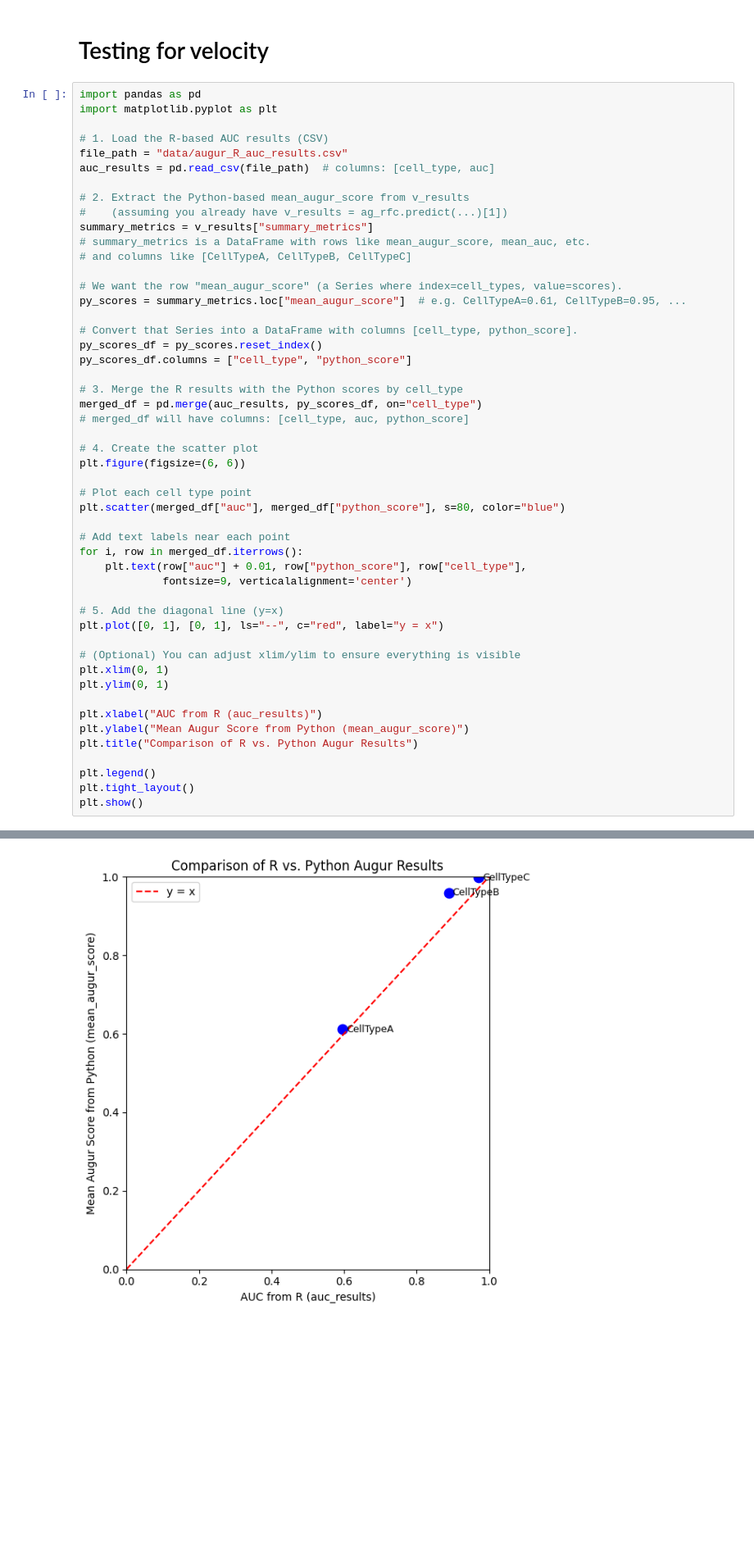
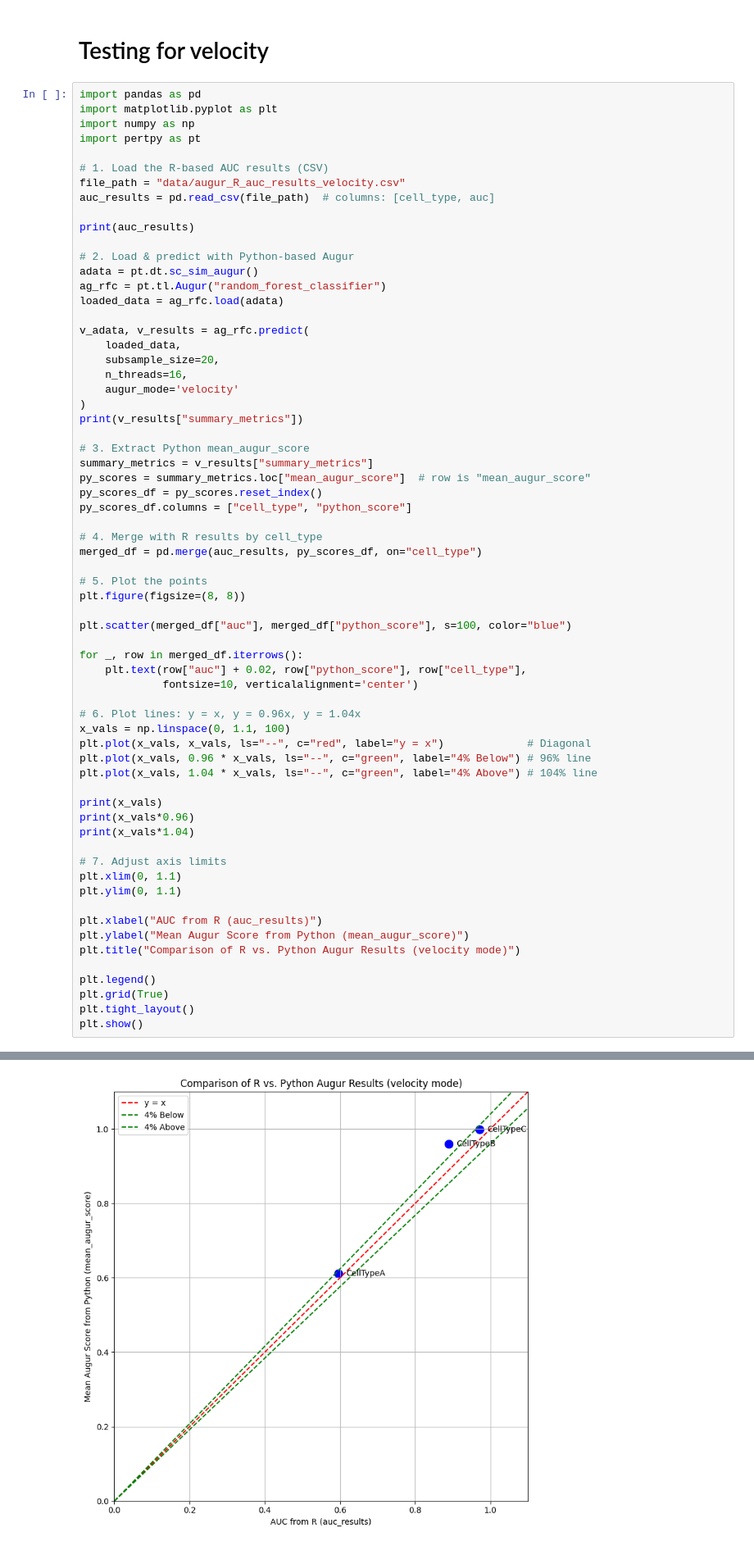
Before and after one commit to theislab/pertpy-reproducibility, a Jupyter notebook: benchmark/Evaluating_Results_Augur.ipynb, the cells around one changed output, grey strips where cells are left out. Shown at 82% size. Saved outputs shown, nothing was run; the diff lists cells and outputs as text; blank space fills up the shorter version.

```diff
--- a/benchmark/Evaluating_Results_Augur.ipynb
+++ b/benchmark/Evaluating_Results_Augur.ipynb
@@ -41,51 +41,66 @@ mean_recall        0.459206   0.814444   0.953968
 # %%
 import pandas as pd
 import matplotlib.pyplot as plt
+import numpy as np
+import pertpy as pt
 
 # 1. Load the R-based AUC results (CSV)
-file_path = "data/augur_R_auc_results.csv"
+file_path = "data/augur_R_auc_results_velocity.csv"
 auc_results = pd.read_csv(file_path)  # columns: [cell_type, auc]
 
-# 2. Extract the Python-based mean_augur_score from v_results
-#    (assuming you already have v_results = ag_rfc.predict(...)[1])
+print(auc_results)
+
+# 2. Load & predict with Python-based Augur
+adata = pt.dt.sc_sim_augur()
+ag_rfc = pt.tl.Augur("random_forest_classifier")
+loaded_data = ag_rfc.load(adata)
+
+v_adata, v_results = ag_rfc.predict(
+    loaded_data,
+    subsample_size=20,
+    n_threads=16,
+    augur_mode='velocity'
+)
+print(v_results["summary_metrics"])
+
+# 3. Extract Python mean_augur_score
 summary_metrics = v_results["summary_metrics"]
-# summary_metrics is a DataFrame with rows like mean_augur_score, mean_auc, etc.
-# and columns like [CellTypeA, CellTypeB, CellTypeC]
-
-# We want the row "mean_augur_score" (a Series where index=cell_types, value=scores).
-py_scores = summary_metrics.loc["mean_augur_score"]  # e.g. CellTypeA=0.61, CellTypeB=0.95, ...
-
-# Convert that Series into a DataFrame with columns [cell_type, python_score].
+py_scores = summary_metrics.loc["mean_augur_score"]  # row is "mean_augur_score"
 py_scores_df = py_scores.reset_index()
 py_scores_df.columns = ["cell_type", "python_score"]
 
-# 3. Merge the R results with the Python scores by cell_type
+# 4. Merge with R results by cell_type
 merged_df = pd.merge(auc_results, py_scores_df, on="cell_type")
-# merged_df will have columns: [cell_type, auc, python_score]
 
-# 4. Create the scatter plot
-plt.figure(figsize=(6, 6))
+# 5. Plot the points
+plt.figure(figsize=(8, 8))
 
-# Plot each cell type point
-plt.scatter(merged_df["auc"], merged_df["python_score"], s=80, color="blue")
+plt.scatter(merged_df["auc"], merged_df["python_score"], s=100, color="blue")
 
-# Add text labels near each point
-for i, row in merged_df.iterrows():
-    plt.text(row["auc"] + 0.01, row["python_score"], row["cell_type"],
-             fontsize=9, verticalalignment='center')
+for _, row in merged_df.iterrows():
+    plt.text(row["auc"] + 0.02, row["python_score"], row["cell_type"],
+             fontsize=10, verticalalignment='center')
 
-# 5. Add the diagonal line (y=x)
-plt.plot([0, 1], [0, 1], ls="--", c="red", label="y = x")
+# 6. Plot lines: y = x, y = 0.96x, y = 1.04x
+x_vals = np.linspace(0, 1.1, 100)
+plt.plot(x_vals, x_vals, ls="--", c="red", label="y = x")             # Diagonal
+plt.plot(x_vals, 0.96 * x_vals, ls="--", c="green", label="4% Below") # 96% line
+plt.plot(x_vals, 1.04 * x_vals, ls="--", c="green", label="4% Above") # 104% line
 
-# (Optional) You can adjust xlim/ylim to ensure everything is visible
-plt.xlim(0, 1)
-plt.ylim(0, 1)
+print(x_vals)
+print(x_vals*0.96)
+print(x_vals*1.04)
+
+# 7. Adjust axis limits
+plt.xlim(0, 1.1)
+plt.ylim(0, 1.1)
 
 plt.xlabel("AUC from R (auc_results)")
 plt.ylabel("Mean Augur Score from Python (mean_augur_score)")
-plt.title("Comparison of R vs. Python Augur Results")
+plt.title("Comparison of R vs. Python Augur Results (velocity mode)")
 
 plt.legend()
+plt.grid(True)
 plt.tight_layout()
 plt.show()
 # %% [output]
@@ -92 +131 @@ plt.show()
-[figure, old version]
+[figure, new version]
```
Also changed, not shown: parts of 3 cells of this notebook, 2 other files.
